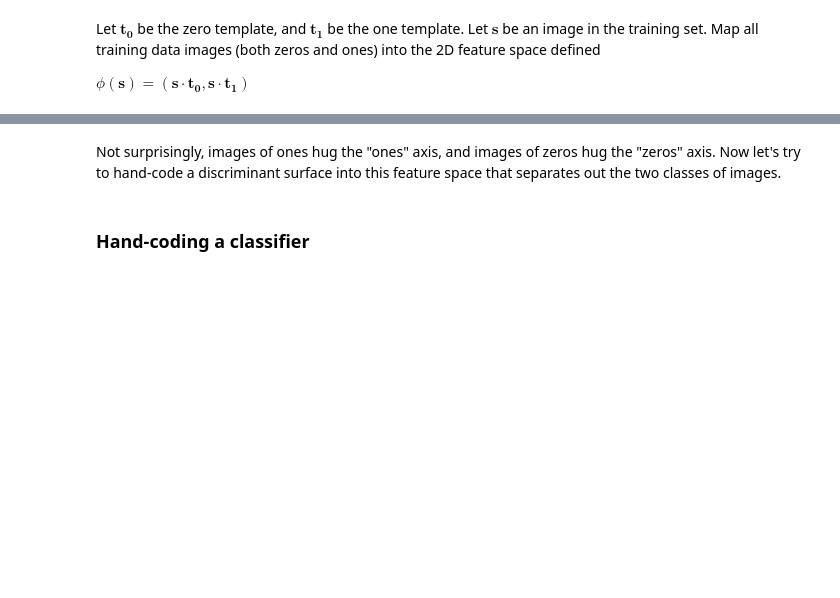
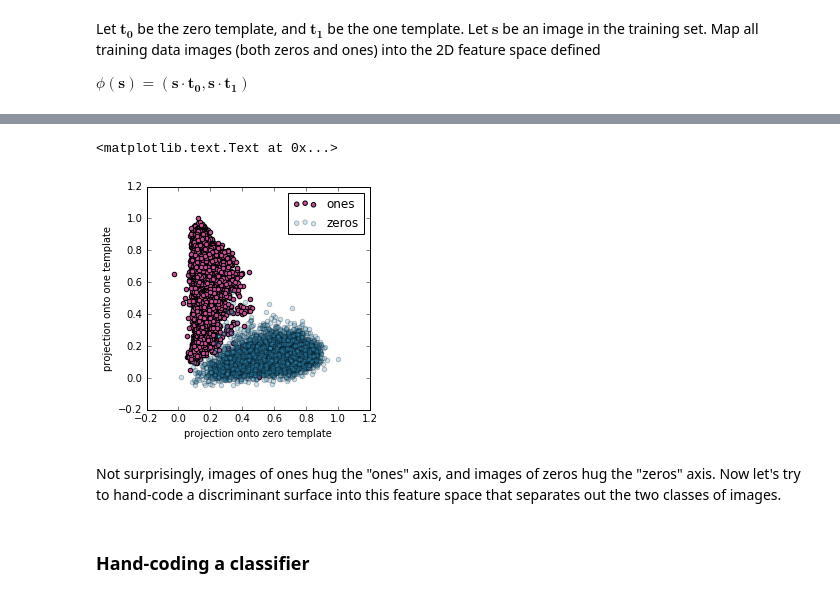
Before and after one commit to styvesg/BIOMI813, a Jupyter notebook: DIY_classifier.ipynb, the cells around one changed output, grey strips where cells are left out. Saved outputs shown, nothing was run; the diff lists cells and outputs as text; code cells hidden in the pictures; blank space fills up the shorter version.

Commit message:
updates to vector_arithmetic and DIY notebooks

```diff
--- a/DIY_classifier.ipynb
+++ b/DIY_classifier.ipynb
@@ -100,11 +120,17 @@ print phi_s_zeros.shape
 # %%
 ##view the projections, assigning different colors to each class
-plt.scatter(phi_s_ones[:,0], phi_s_ones[:,1],c=[1,0,0],label='ones', alpha = 1)
-plt.scatter(phi_s_zeros[:,0], phi_s_zeros[:,1],c=[0,0,1],label='zeros', alpha = 0.5)
+one_color = np.array([.8,.3,.6])  ##pink vector
+zero_color = np.array([.2,.6,.8])  ##blue vector
+
+plt.scatter(phi_s_ones[:,0], phi_s_ones[:,1],c=one_color,label='ones', alpha = 1)
+plt.scatter(phi_s_zeros[:,0], phi_s_zeros[:,1],c=zero_color,label='zeros', alpha = 0.25)
 plt.legend()
 plt.gca().set_aspect('equal', adjustable='box')
 plt.xlabel('projection onto zero template')
 plt.ylabel('projection onto one template')
+# %% [output]
+<matplotlib.text.Text at 0x...>
+[figure, added]
 # %% [markdown]
 Not surprisingly, images of ones hug the "ones" axis, and images of zeros hug the "zeros" axis. Now let's try to hand-code a discriminant surface into this feature space that separates out the two classes of images.
 # %% [markdown]
```
Also changed, not shown: parts of 22 cells of this notebook, 1 other file.
